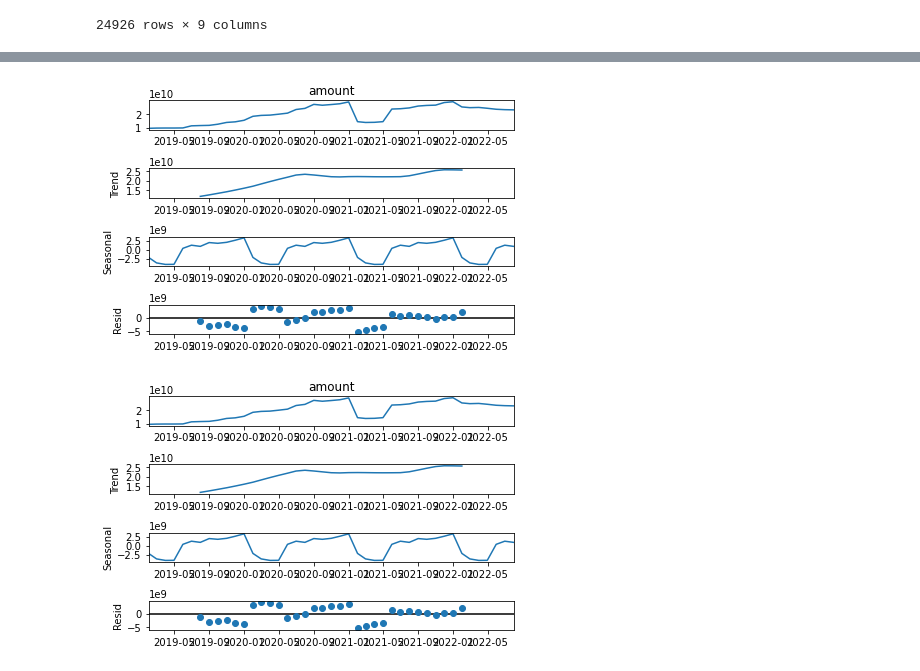
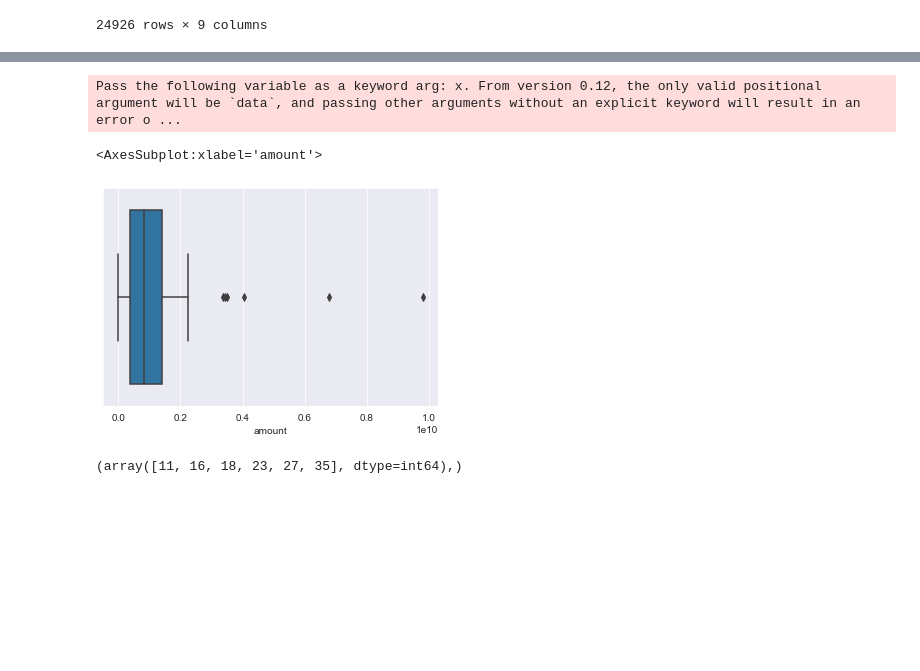
Before and after one commit to lisa2271/Praktika, a Jupyter notebook: sber.ipynb, the cells around one changed output, grey strips where cells are left out. Drawn from its saved outputs; the diff is of its cells as text; code cells hidden in the pictures; blank space fills up the shorter version.

```diff
--- a/sber.ipynb
+++ b/sber.ipynb
@@ -389,0 +373,3 @@ array([[1.        , 0.62182265],
+# %%
+data_model = pd.concat([dt, n], axis=1)
+data_model = data_model[-48:-8]
@@ -390,8 +403,12 @@ array([[1.        , 0.62182265],
+# %%
+sns.boxplot(data_model['amount'])
+# %% [output]
+Pass the following variable as a keyword arg: x. From version 0.12, the only valid positional argument will be `data`, and passing other arguments without an explicit keyword will result in an error o ...
+<AxesSubplot:xlabel='amount'>
+[figure, added]
+# %%
+print(np.where(data_model['amount']> 0.3*1e10))
+# %% [output]
+(array([11, 16, 18, 23, 27, 35], dtype=int64),)
 # %%
 from statsmodels.tsa.seasonal import seasonal_decompose
-# %%
-decompose_result_amount = seasonal_decompose(data_mod['amount'],model='additive')
-decompose_result_amount.plot()
-# %% [output]
-[figure, removed]
-[figure, removed]
```
Also changed, not shown: parts of 129 cells of this notebook.
